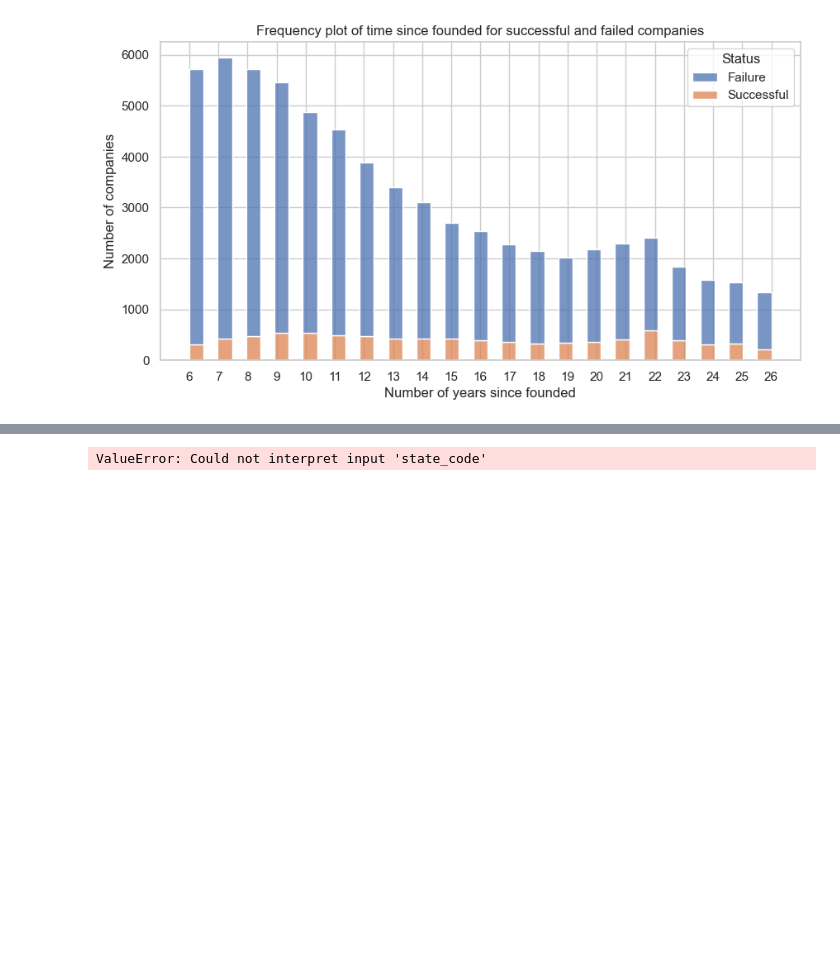
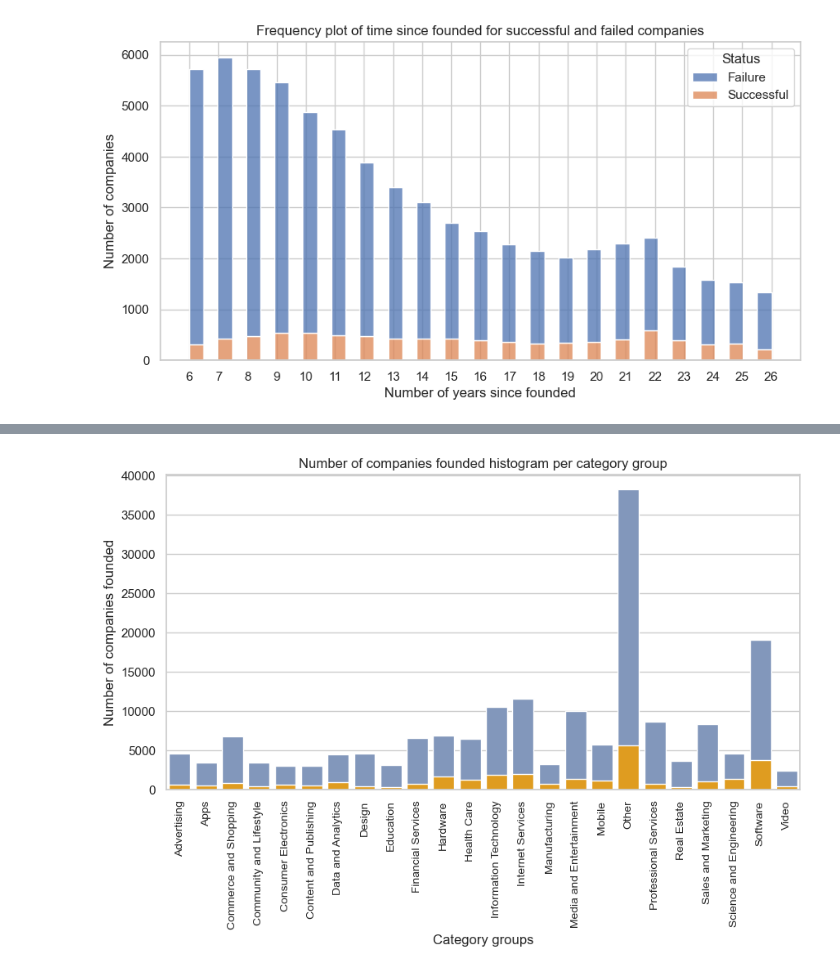
Before and after one commit to rodrigochaname/MachineLearning4VC, a Jupyter notebook: data_analysis.ipynb, the cells around one changed output, grey strips where cells are left out. Saved outputs shown, nothing was run; the diff lists cells and outputs as text; code cells hidden in the pictures; blank space fills up the shorter version.

```diff
--- a/data_analysis.ipynb
+++ b/data_analysis.ipynb
@@ -10,6 +10,7 @@ import warnings
 warnings.filterwarnings('ignore')
 sns.set_theme(style="whitegrid")
 blue = '#7995c4'
+orange = 'orange'
 # %% [markdown]
 Something here, just make pretty later
 # %%
@@ -105,5 +114,4 @@ plt.show()
 # %%
 # Plot graphs for category groups
-
 temp = orgs_df['category_groups_list'].map(lambda entry: str(entry).split(','))
-temp = pd.get_dummies(temp.apply(pd.Series).stack()).sum(level=0).iloc[:,:-1]
+dummies = pd.get_dummies(temp.apply(pd.Series).stack()).sum(level=0).iloc[:,:-1]
@@ -118,18 +118,42 @@ SyntaxError: unexpected EOF while parsing (<ipython-input-388-1702d82d7138>, lin
-# %%
-# Create a bar plot for companies per category
-
-
-
-fig, ax = plt.subplots(1,1, figsize=(10,5))
-
-ax = sns.barplot(x="state_code", y="uuid", data=to_plot_states,color=blue)
-ax.set_xticklabels(to_plot_states["state_code"],rotation=45,fontsize=10)
-
-ax.set_ylabel('Number of companies founded')
-ax.set_xlabel('U.S. states')
-ax.set_title('Number of comapanies founded in U.S. states between 1995 and 2015')
-
-plt.show()
-# %% [output]
-ValueError: Could not interpret input 'state_code'
+# %%
+# Grouping values below frequency
+# Find categories we will label as others
+median_thres = dummies.sum(axis=0).median()
+a = dummies.sum(axis=0) < median_thres
+others = a.where(a).dropna().index.to_list()
+
+def label_other(lst):
+    ans = []
+    for item in lst:
+        if item in others:
+            if item == 'Other': pass
+            else: ans.append('Other')
+        else: ans.append(item)
+    return ans
+
+label_other = lambda lst: ['Other' if item in others else item for item in lst]
+temp = temp.map(label_other)
+new_dummies = pd.get_dummies(temp.apply(pd.Series).stack()).sum(level=0).iloc[:,:-1]
+# %%
+# Create a bar plot for companies per category
+to_plot = pd.concat([orgs_df[['success']],new_dummies],axis=1)
+to_plot['Status'] = to_plot['success'].map(lambda x: 'Successful' if x else 'Failure')
+to_plot = to_plot.groupby(by='Status').sum().drop(columns='success')\
+                                      .transpose().reset_index()\
+                                      .rename(columns={'index':'Category'})
+
+fig, ax = plt.subplots(1,1, figsize=(10,5))
+
+ax1 = sns.barplot(x='Category',y='Failure',data=to_plot,color=blue,label='Failure')
+ax2 = sns.barplot(x='Category',y='Successful',data=to_plot,color=orange,label='Successful')
+
+ax.set_xticklabels(to_plot['Category'],rotation=90,fontsize=10)
+
+ax.set_ylabel('Number of companies founded')
+ax.set_xlabel('Category groups')
+ax.set_title('Number of companies founded histogram per category group')
+
+plt.show()
+# %% [output]
+[figure, added]
 # %%
```
Also changed, not shown: parts of 9 cells of this notebook.
